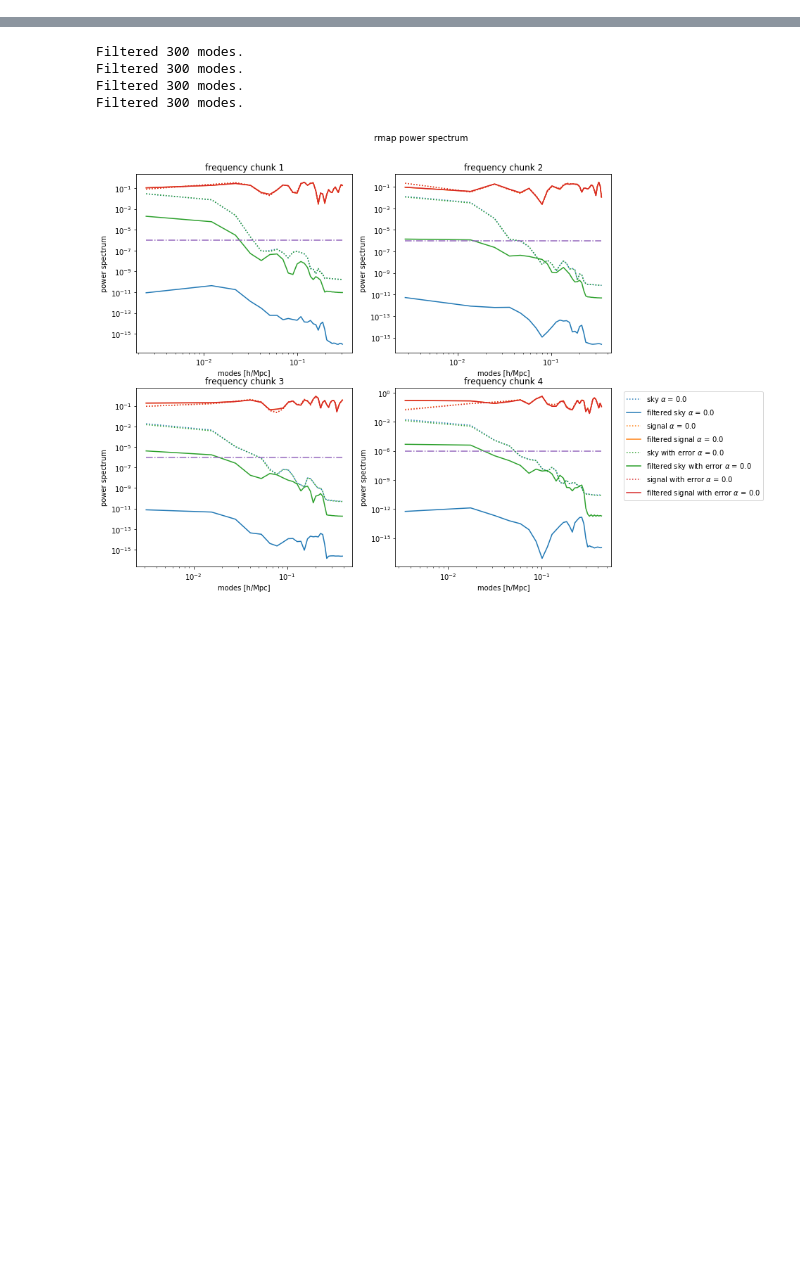
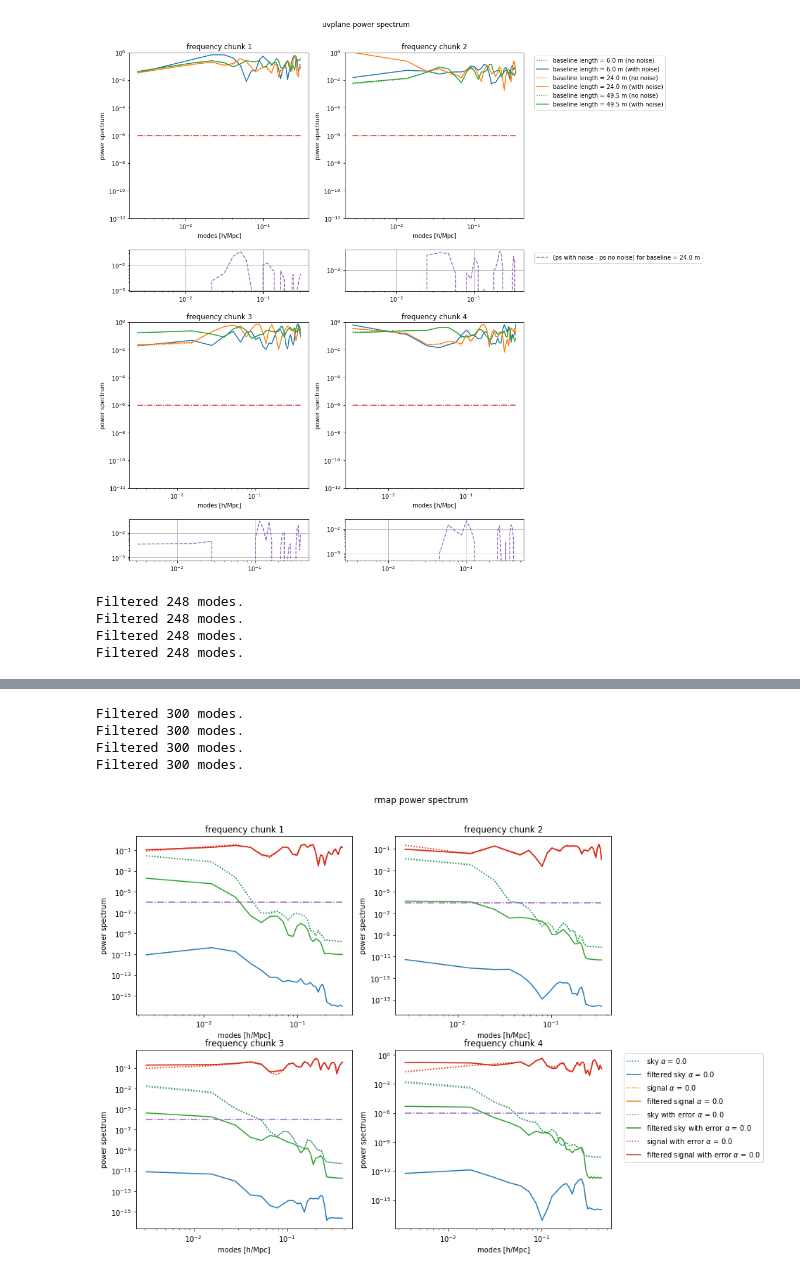
Before and after one commit to yukanak/radio1d, a Jupyter notebook: notebooks/telescope_1d_test_foreground_filtering.ipynb, the cells around one changed output, grey strips where cells are left out. Cells and saved outputs as stored; diff of their text form; code cells hidden in the pictures; blank space fills up the shorter version.

```diff
--- a/notebooks/telescope_1d_test_foreground_filtering.ipynb
+++ b/notebooks/telescope_1d_test_foreground_filtering.ipynb
@@ -18,0 +21,28 @@ from scipy.stats import norm
+# %%
+# Initialize non-redundant telescope array
+ndishes = 8
+npix = 4096
+redundant = False
+seed = 0
+t = telescope_1d.Telescope1D(Ndishes=ndishes, Npix_fft=npix, redundant=redundant, seed=seed)
+
+# Generate sky (foregrounds; white noise in angle but frequncy independent)
+sky = 1000*t.get_uniform_sky(high=2, seed=seed)
+
+# Generate signal (white noise in both freqency and angle)
+np.random.seed(seed)
+signal = np.random.normal(0,1,(t.Nfreq,t.Npix))
+
+# Convolve and convert image to uvplane
+uvsky = t.observe_image(sky)
+uvsig = t.observe_image(signal)
+
+# Get observed uvplane
+uvplane_sky = t.get_obs_uvplane(uvsky, time_error_sigma=0, filter_FG=False)
+uvplane_sig = t.get_obs_uvplane(uvsig, time_error_sigma=0, filter_FG=False)
+uvplane_skyf = t.get_obs_uvplane(uvsky, time_error_sigma=0, filter_FG=True)
+uvplane_sigf = t.get_obs_uvplane(uvsig, time_error_sigma=0, filter_FG=True)
+uvplane_sky_error = t.get_obs_uvplane(uvsky, time_error_sigma=10e-12, filter_FG=False)
+uvplane_sig_error = t.get_obs_uvplane(uvsig, time_error_sigma=10e-12, filter_FG=False)
+uvplane_skyf_error = t.get_obs_uvplane(uvsky, time_error_sigma=10e-12, filter_FG=True)
+uvplane_sigf_error = t.get_obs_uvplane(uvsig, time_error_sigma=10e-12, filter_FG=True)
@@ -18,0 +118,38 @@ from scipy.stats import norm
+# %%
+# Try plotting signal without error vs with error
+fig = t.plot_uvplane_ps_slice(ps_sig,ps_sig_error,k_modes,baselines_binned)
+# %% [output]
+[figure, added]
+# %%
+# Initialize redundant telescope array
+ndishes = 8
+npix = 4096
+redundant = True
+seed = 0
+t = telescope_1d.Telescope1D(Ndishes=ndishes, Npix_fft=npix, redundant=redundant, seed=seed)
+
+# Generate sky (foregrounds; white noise in angle but frequncy independent)
+sky = 1000*t.get_uniform_sky(high=2, seed=seed)
+
+# Generate signal (white noise in both freqency and angle)
+np.random.seed(seed)
+signal = np.random.normal(0,1,(t.Nfreq,t.Npix))
+
+# Convolve and convert image to uvplane
+uvsky = t.observe_image(sky)
+uvsig = t.observe_image(signal)
+
+# Get observed uvplane
+uvplane_sky = t.get_obs_uvplane(uvsky, time_error_sigma=0, filter_FG=False)
+uvplane_sig = t.get_obs_uvplane(uvsig, time_error_sigma=0, filter_FG=False)
+uvplane_skyf = t.get_obs_uvplane(uvsky, time_error_sigma=0, filter_FG=True)
+uvplane_sigf = t.get_obs_uvplane(uvsig, time_error_sigma=0, filter_FG=True)
+uvplane_sky_error = t.get_obs_uvplane(uvsky, time_error_sigma=10e-12, filter_FG=False)
+uvplane_sig_error = t.get_obs_uvplane(uvsig, time_error_sigma=10e-12, filter_FG=False)
+uvplane_skyf_error = t.get_obs_uvplane(uvsky, time_error_sigma=10e-12, filter_FG=True)
+uvplane_sigf_error = t.get_obs_uvplane(uvsig, time_error_sigma=10e-12, filter_FG=True)
+# %% [output]
+Filtered 248 modes.
+Filtered 248 modes.
+Filtered 248 modes.
+Filtered 248 modes.
```
Also changed, not shown: parts of 7 cells of this notebook.
